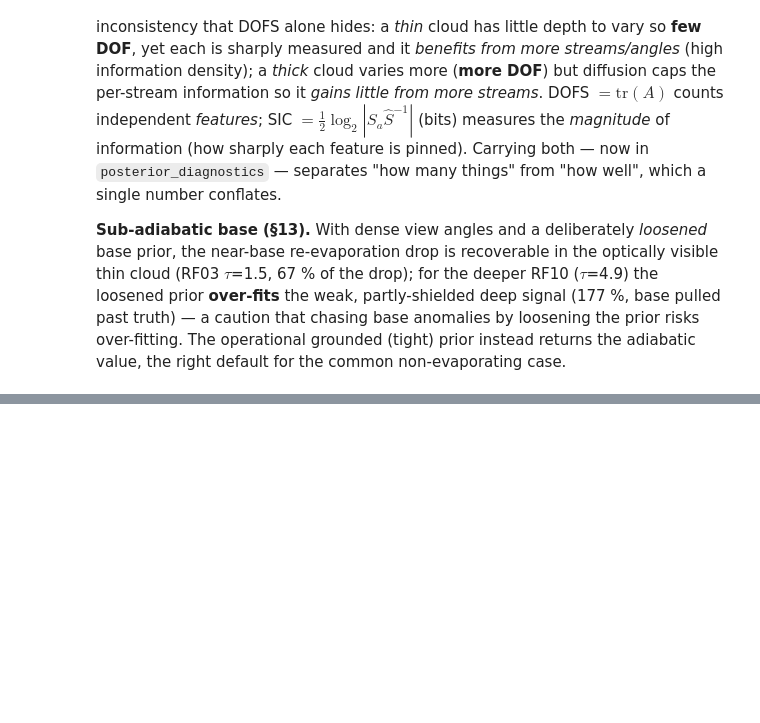
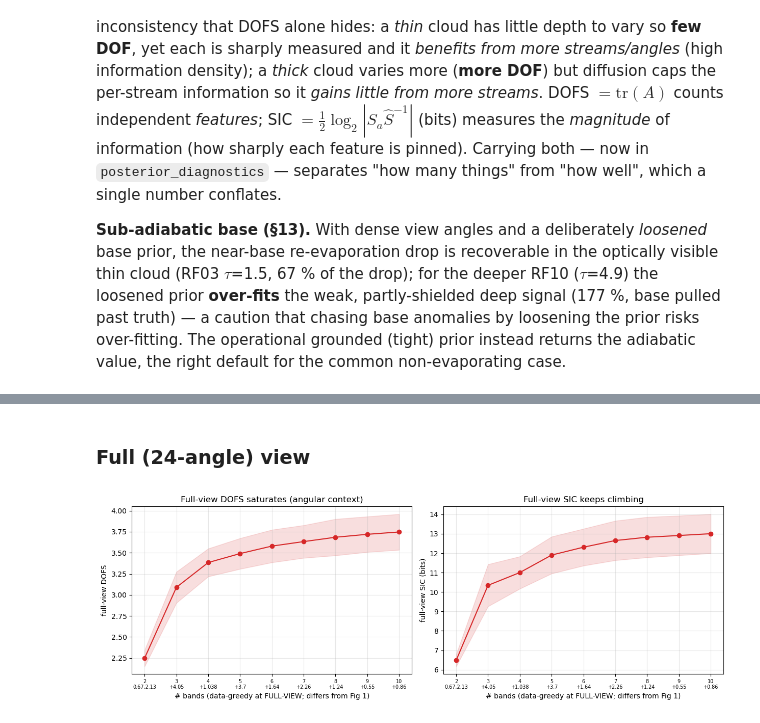
Before and after one commit to dhjx1996/Pythonic-DISORT_inhomogeneous_atmosphere, a Jupyter notebook: docs/riccati_solver_VOCALS_retrieval.ipynb, the cells around one changed output, grey strips where cells are left out. Saved outputs shown, nothing was run; the diff lists cells and outputs as text; code cells hidden in the pictures; blank space fills up the shorter version.

```diff
--- a/docs/riccati_solver_VOCALS_retrieval.ipynb
+++ b/docs/riccati_solver_VOCALS_retrieval.ipynb
@@ -745,0 +810,18 @@ instead returns the adiabatic value, the right default for the common non-evapor
+# %% [markdown]
+### Full (24-angle) view
+# %%
+# Fig 1b - spectral saturation in the ANGULAR (full-view) context. The band order is data-greedy
+# CONTEXTUALISED to full-view (n=24 views), so it DIFFERS from Fig 1's nadir order: multi-angle viewing
+# unlocks the penetrating/VIS bands (0.55, 1.24 enter EARLY here), while the absorbers (1.64, 3.7) drop later.
+ac = D['angular_context']; nbk = ac['n_bands']; nsf = ac['n_sat']
+labf = [f"{nbk[0]}\n{ac['labels'][0]},{ac['labels_added'][0]}"] + [f"{n}\n+{l}" for n, l in zip(nbk[1:], ac['labels_added'][1:])]
+fig, ax = plt.subplots(1, 2, figsize=(12.5, 4.3))
+for a, key, yl, ttl in [(ax[0], 'full_dofs', 'full-view DOFS', 'Full-view DOFS saturates (angular context)'),
+                        (ax[1], 'full_sic', 'full-view SIC (bits)', 'Full-view SIC keeps climbing')]:
+    m = np.array(ac[f'{key}_mean']); s = np.array(ac[f'{key}_std'])
+    a.plot(nbk, m, 'o-', color=RED); a.fill_between(nbk, m - s, m + s, color=RED, alpha=.15)
+    a.set_xticks(nbk); a.set_xticklabels(labf, fontsize=7)
+    a.set(xlabel='# bands (data-greedy at FULL-VIEW; differs from Fig 1)', ylabel=yl, title=ttl); a.grid(alpha=.3)
+fig.tight_layout(); plt.show()
+# %% [output]
+[figure, added]
```
Also changed, not shown: parts of 32 cells of this notebook, 5 other files.
